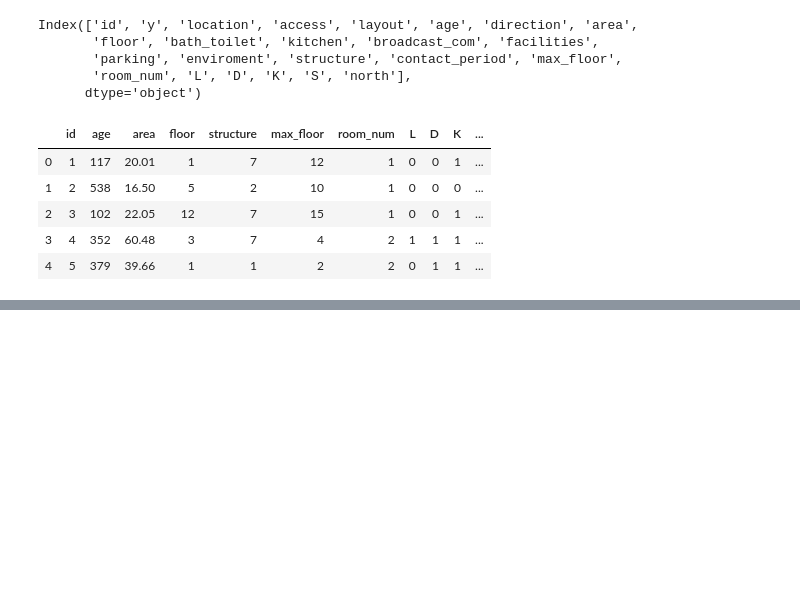
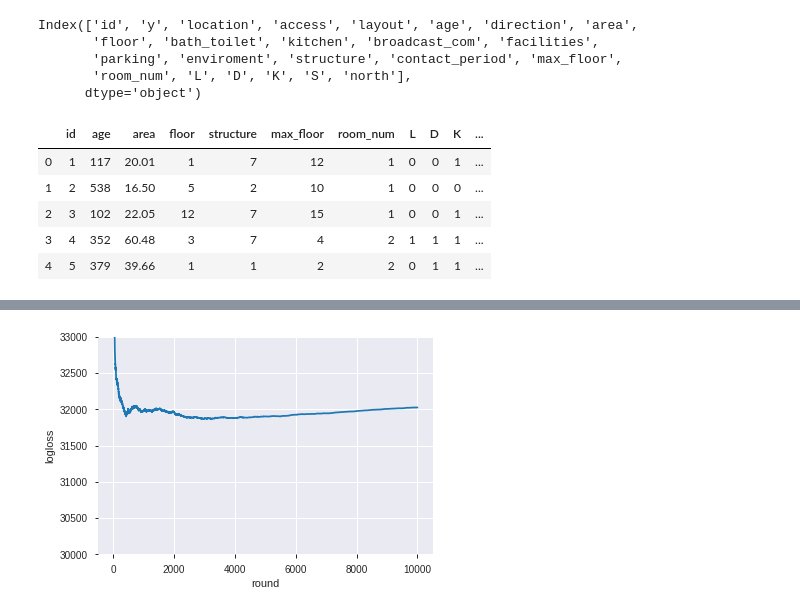
Before and after one commit to yaneura-no-gomi/mynavi_2019, a Jupyter notebook: notebook/0927_fit_predict.ipynb, the cells around one changed output, grey strips where cells are left out. Saved outputs shown, nothing was run; the diff lists cells and outputs as text; code cells hidden in the pictures; blank space fills up the shorter version.

```diff
--- a/notebook/0927_fit_predict.ipynb
+++ b/notebook/0927_fit_predict.ipynb
@@ -116,0 +157,3 @@ submit_file.to_csv('../submit/0927_submit.csv',header=False,index=False)
+# %%
+cv_results = lgb.cv(params, lgb_train, nfold=10,num_boost_round=10000)
+cv_results
@@ -116,0 +178,11 @@ submit_file.to_csv('../submit/0927_submit.csv',header=False,index=False)
+# %%
+cv_logloss = cv_results['rmse-mean']
+round_n = np.arange(len(cv_logloss))
+# %%
+plt.xlabel('round')
+plt.ylabel('logloss')
+plt.plot(round_n, cv_logloss)
+plt.ylim(30000,33000)
+plt.show()
+# %% [output]
+[figure, added]
```
Also changed, not shown: parts of 12 cells of this notebook, 8 other files.
